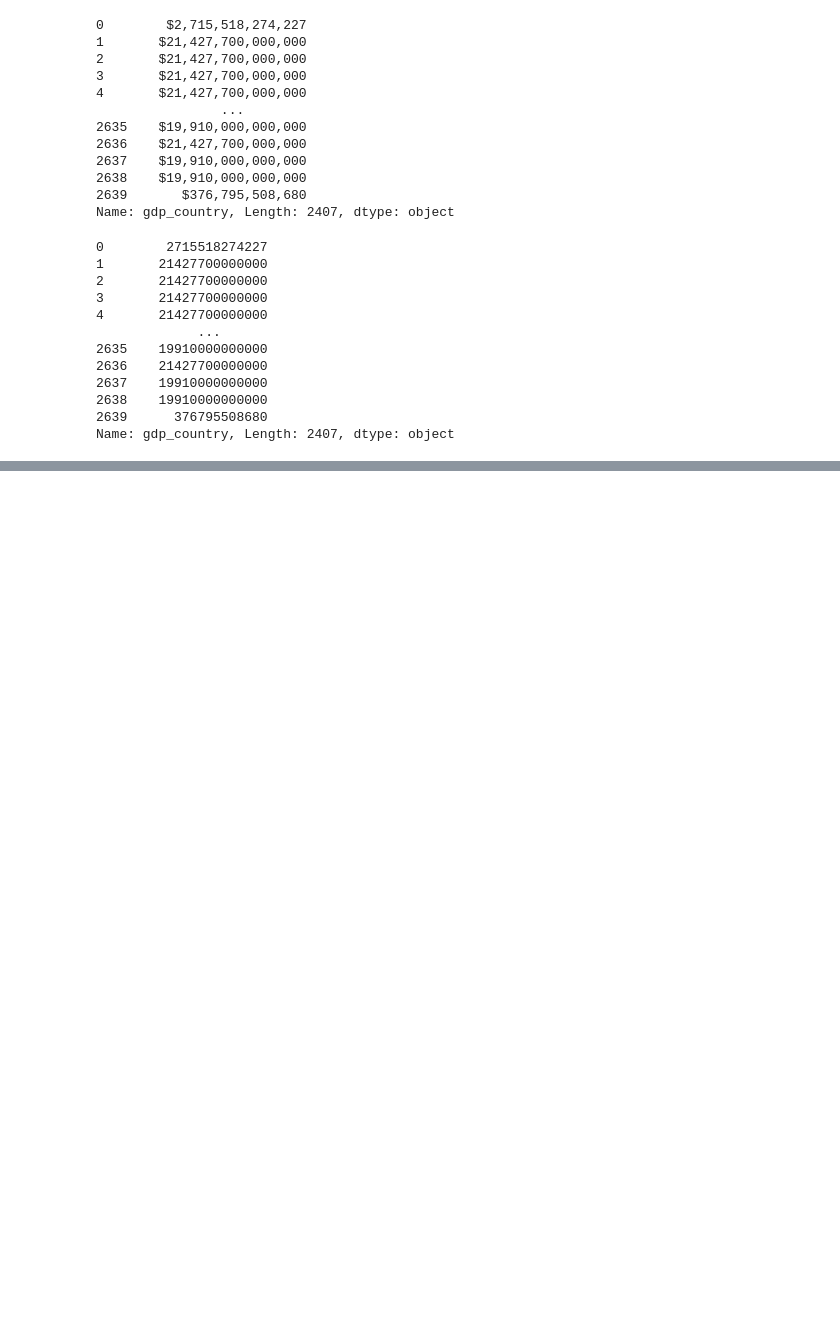
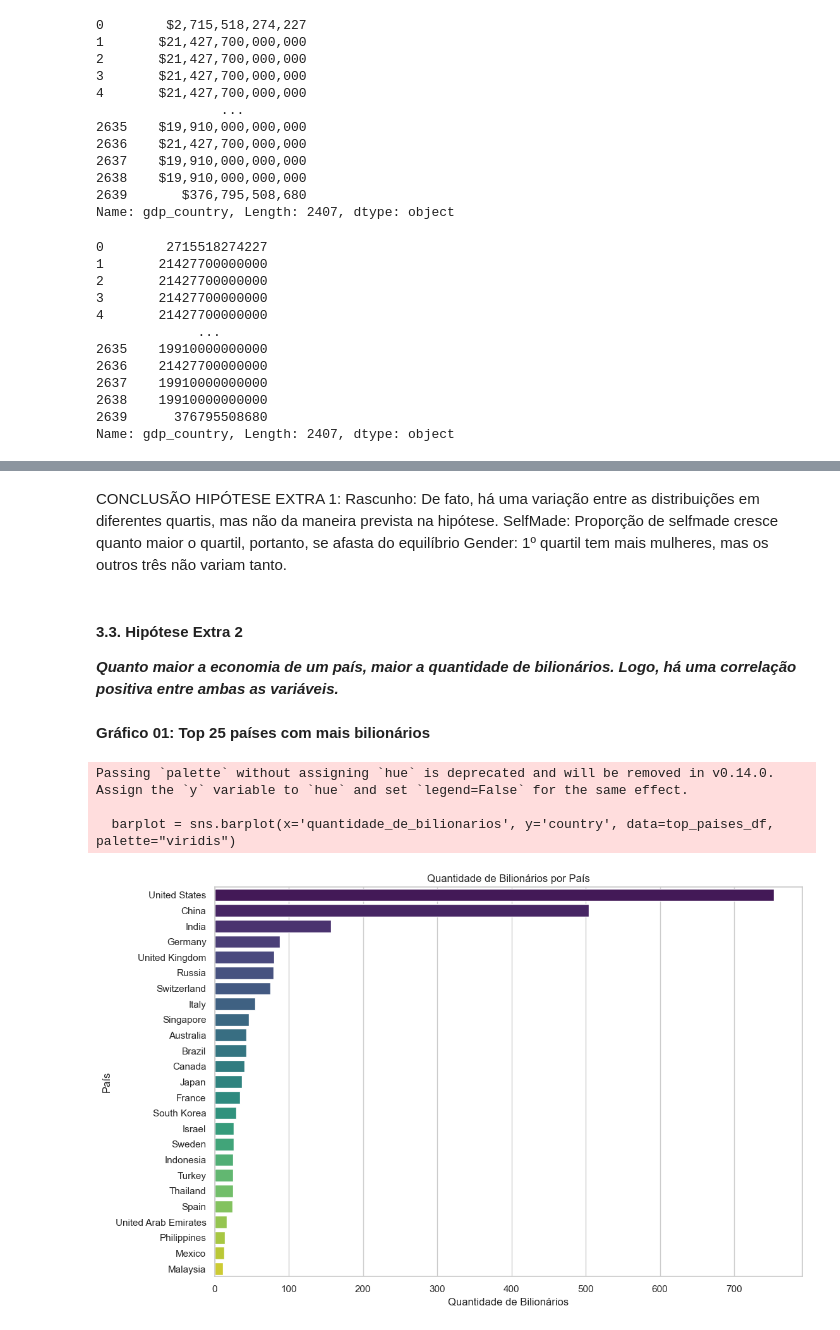
Before and after one commit to ana-werneck/eae1106-trabalhofinal, a Jupyter notebook: TrabalhoFinal.ipynb, the cells around one changed output, grey strips where cells are left out. Cells and saved outputs as stored; diff of their text form; code cells hidden in the pictures; blank space fills up the shorter version.

```diff
--- a/TrabalhoFinal.ipynb
+++ b/TrabalhoFinal.ipynb
@@ -264,0 +267,23 @@ df
+# %%
+df_paises = df.groupby('country').agg({
+    'cpi_country': 'mean',
+    'cpi_change_country': 'mean',
+    'gdp_country': 'mean',
+    'gross_tertiary_education_enrollment': 'mean',
+    'gross_primary_education_enrollment_country': 'mean',
+    'life_expectancy_country': 'mean',
+    'tax_revenue_country_country': 'mean',
+    'total_tax_rate_country': 'mean',
+    'population_country': 'mean',
+    'ensino_primario_relativo': 'mean',
+    'ensino_superior_relativo': 'mean'
+}).reset_index()
+
+contagem_paises = df['country'].value_counts().reset_index()
+
+# Renomeando as colunas
+contagem_paises.columns = ['country', 'quantidade_de_bilionarios']
+
+df_paises = pd.merge(df_paises, contagem_paises, on='country', how='left')
+
+df_paises
@@ -264,0 +371,34 @@ df
+# %% [markdown]
+CONCLUSÃO HIPÓTESE EXTRA 1:
+Rascunho:
+De fato, há uma variação entre as distribuições em diferentes quartis, mas não da maneira prevista na hipótese.
+SelfMade: Proporção de selfmade cresce quanto maior o quartil, portanto, se afasta do equilíbrio
+Gender: 1º quartil tem mais mulheres, mas os outros três não variam tanto.
+# %% [markdown]
+#### 3.3. Hipótese Extra 2 ####
+
+<b> *Quanto maior a economia de um país, maior a quantidade de bilionários. Logo, há uma correlação positiva entre ambas as variáveis.* </b>
+# %% [markdown]
+**Gráfico 01: Top 25 países com mais bilionários**
+# %%
+sns.set(style="whitegrid")
+
+# Ordenando o DataFrame pela quantidade de bilionários em ordem decrescente
+top_paises_df = df_paises.sort_values(by='quantidade_de_bilionarios', ascending=False).head(25)
+
+# Criando o gráfico de barras horizontal
+plt.figure(figsize=(12, 8))
+barplot = sns.barplot(x='quantidade_de_bilionarios', y='country', data=top_paises_df, palette="viridis")
+
+# Adicionando rótulos e título
+plt.xlabel('Quantidade de Bilionários')
+plt.ylabel('País')
+plt.title('Quantidade de Bilionários por País')
+
+# Exibindo o gráfico
+plt.show()
+# %% [output]
+Passing `palette` without assigning `hue` is deprecated and will be removed in v0.14.0. Assign the `y` variable to `hue` and set `legend=False` for the same effect.
+
+  barplot = sns.barplot(x='quantidade_de_bilionarios', y='country', data=top_paises_df, palette="viridis")
+[figure, added]
```
Also changed, not shown: parts of 63 cells of this notebook.
